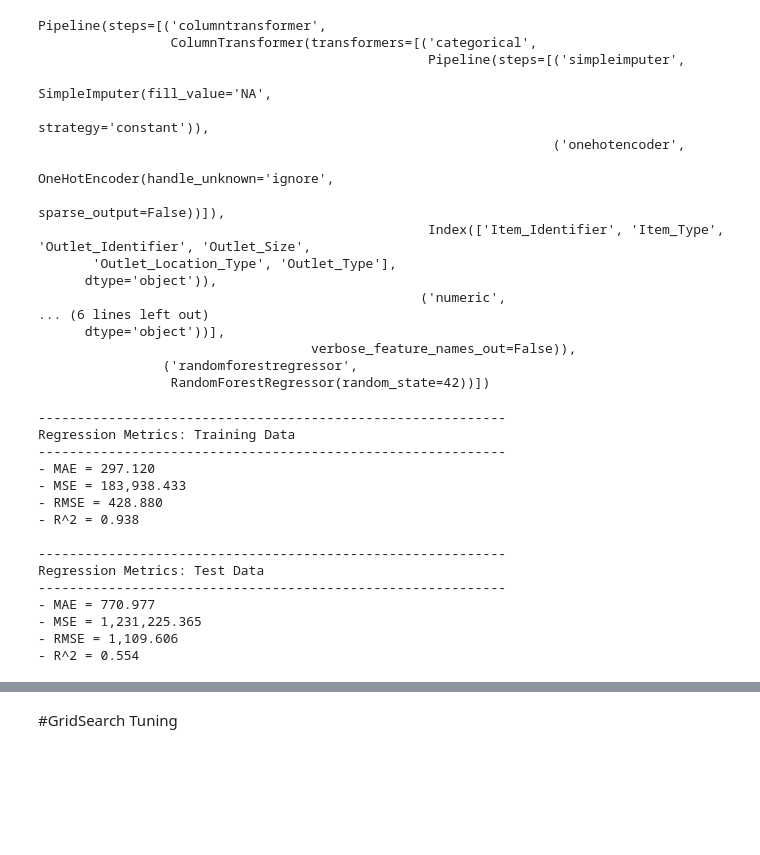
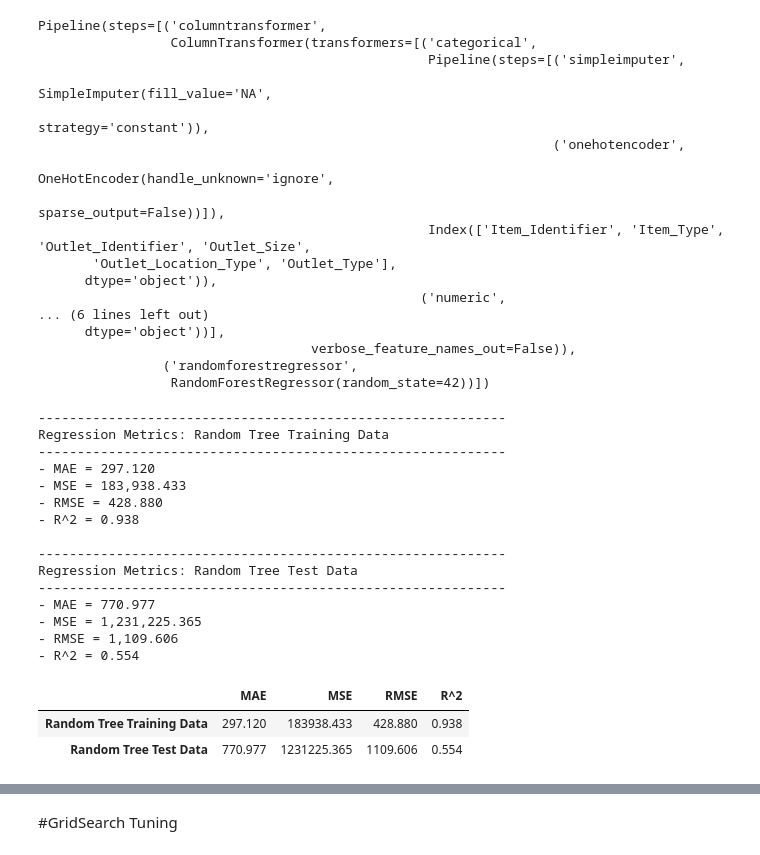
Before and after one commit to clovestad/Prediction_of_Product_Sales, a Jupyter notebook: sales_predictions.ipynb, the cells around one changed output, grey strips where cells are left out. Saved outputs shown, nothing was run; the diff lists cells and outputs as text; code cells hidden in the pictures; blank space fills up the shorter version.

```diff
--- a/sales_predictions.ipynb
+++ b/sales_predictions.ipynb
@@ -1234,7 +1234,7 @@ from sklearn.linear_model import LinearRegression
 from sklearn import set_config
 set_config(transform_output='pandas')
 # %%
-def regression_metrics(y_true, y_pred, label='', verbose = True, output_dict=False):
+def regression_metrics(y_true, y_pred, label='', verbose = True, output_dict=False,):
   # Get metrics
   mae = mean_absolute_error(y_true, y_pred)
   mse = mean_squared_error(y_true, y_pred)
@@ -1252,24 +1252,21 @@ def regression_metrics(y_true, y_pred, label='', verbose = True, output_dict=Fal
       metrics = {'Label':label, 'MAE':mae,
                  'MSE':mse, 'RMSE':rmse, 'R^2':r_squared}
       return metrics
-
 def evaluate_regression(reg, X_train, y_train, X_test, y_test, verbose = True,
-                        output_frame=False):
+                        output_frame=False,model_name =''):
   # Get predictions for training data
   y_train_pred = reg.predict(X_train)
-
   # Call the helper function to obtain regression metrics for training data
   results_train = regression_metrics(y_train, y_train_pred, verbose = verbose,
                                      output_dict=output_frame,
-                                     label='Training Data')
+                                     label= model_name + ' ' + 'Training Data')
   print()
   # Get predictions for test data
   y_test_pred = reg.predict(X_test)
   # Call the helper function to obtain regression metrics for test data
   results_test = regression_metrics(y_test, y_test_pred, verbose = verbose,
                                   output_dict=output_frame,
-                                    label='Test Data' )
-
+                                    label=model_name + ' ' + 'Test Data'  )
   # Store results in a dataframe if ouput_frame is True
   if output_frame:
     results_df = pd.DataFrame([results_train,results_test])
@@ -1400,20 +1397,24 @@ Pipeline(steps=[('columntransformer',
                  RandomForestRegressor(random_state=42))])
 # %%
 # Use custom function to evaluate default model
-evaluate_regression(rf_pipe, X_train, y_train, X_test, y_test)
+rando=evaluate_regression(rf_pipe, X_train, y_train, X_test, y_test, output_frame=True, model_name= 'Random Tree')
+rando
 # %% [output]
 ------------------------------------------------------------
-Regression Metrics: Training Data
+Regression Metrics: Random Tree Training Data
 ------------------------------------------------------------
 - MAE = 297.120
 - MSE = 183,938.433
 - RMSE = 428.880
 - R^2 = 0.938
 
 ------------------------------------------------------------
-Regression Metrics: Test Data
+Regression Metrics: Random Tree Test Data
 ------------------------------------------------------------
 - MAE = 770.977
 - MSE = 1,231,225.365
 - RMSE = 1,109.606
 - R^2 = 0.554
+|  | MAE | MSE | RMSE | R^2 |
+| Random Tree Training Data | 297.120 | 183938.433 | 428.880 | 0.938 |
+| Random Tree Test Data | 770.977 | 1231225.365 | 1109.606 | 0.554 |
```
Also changed, not shown: parts of 9 cells of this notebook.
